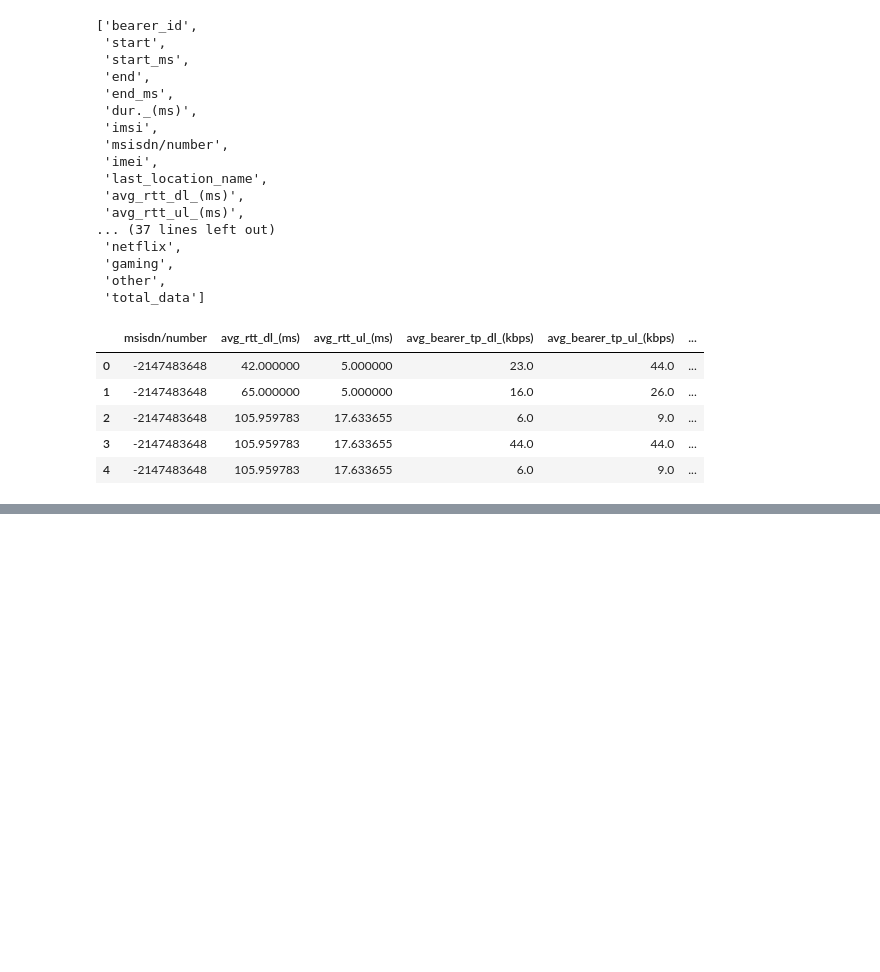
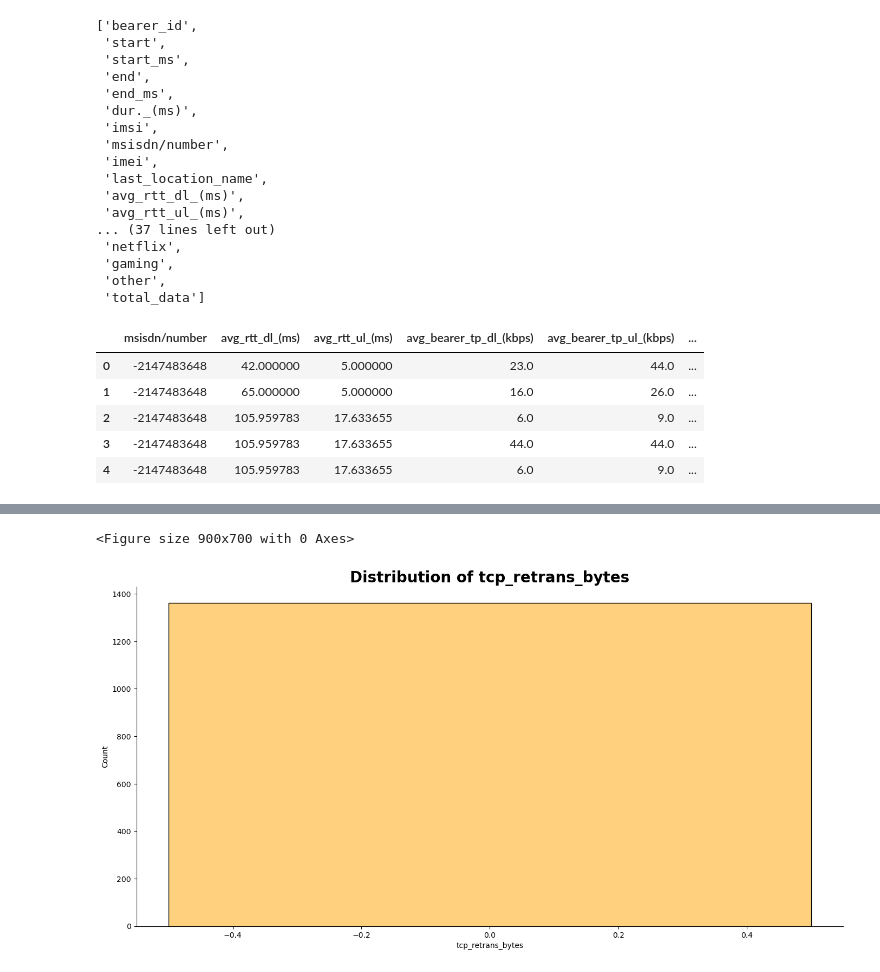
Before and after one commit to Desmondonam/Tellco_Analysis, a Jupyter notebook: Notebooks/Experience Analysis.ipynb, the cells around one changed output, grey strips where cells are left out. Cells and saved outputs as stored; diff of their text form; code cells hidden in the pictures; blank space fills up the shorter version.

```diff
--- a/Notebooks/Experience Analysis.ipynb
+++ b/Notebooks/Experience Analysis.ipynb
@@ -149,0 +317,6 @@ cleaned_experience_df = handle_outliers(experience_df, 'avg_bearer_tp_ul_(kbps)'
+# %%
+cleaned_handset_agg =  handle_outliers(handset_agg, 'tcp_retrans_bytes')
+plots.plot_hist(cleaned_handset_agg, 'tcp_retrans_bytes', 'orange')
+# %% [output]
+<Figure size 900x700 with 0 Axes>
+[figure, added]
```
Also changed, not shown: parts of 36 cells of this notebook, 2 other files.
